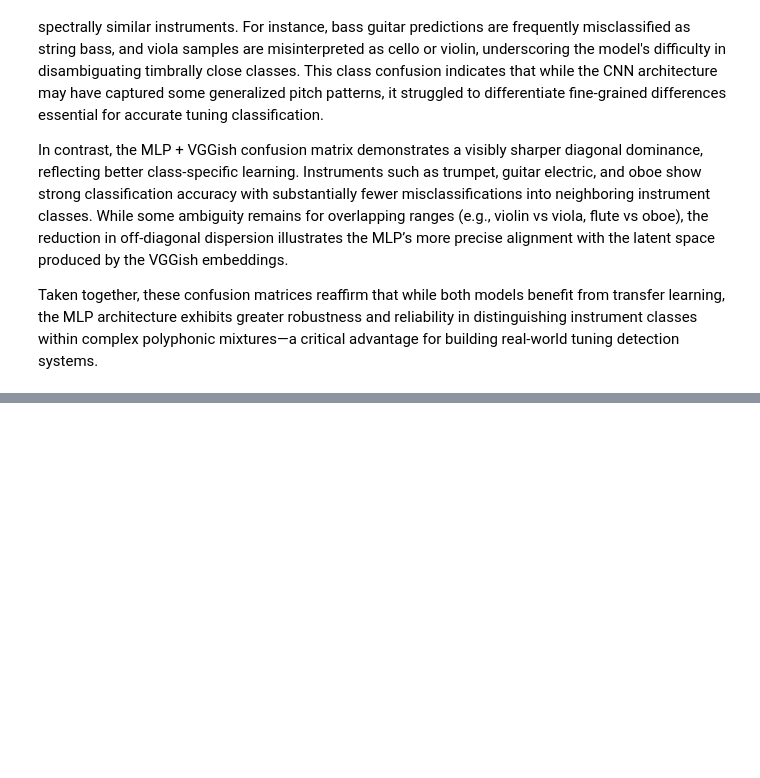
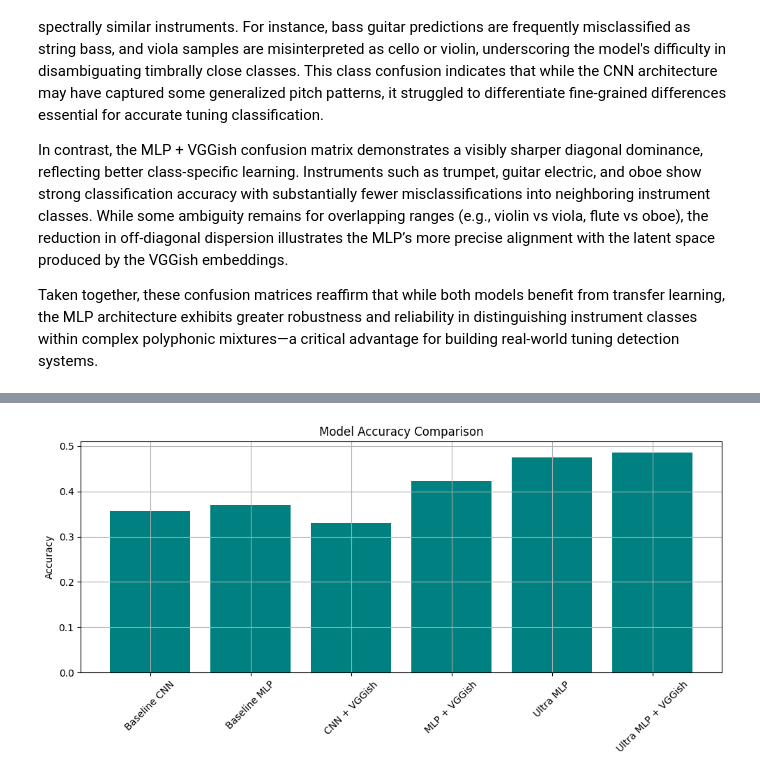
Before and after one commit to SMZ2000/PolyphonicInstrumentTuningDetection, a Jupyter notebook: FinalProject/FinalProject-Draft.ipynb, the cells around one changed output, grey strips where cells are left out. Drawn from its saved outputs; the diff is of its cells as text; code cells hidden in the pictures; blank space fills up the shorter version.

```diff
--- a/FinalProject/FinalProject-Draft.ipynb
+++ b/FinalProject/FinalProject-Draft.ipynb
@@ -747,5 +728,11 @@ history_tl = cnn_tl.fit(
     validation_data=(X_te_c, y_te),
     epochs=30, batch_size=32,
 )
+y_pred_probs_model3 = cnn_tl.predict(X_te_c)
+y_true_model3 = np.argmax(y_te, axis=1)
+
+
+# SAVE MODEL
+cnn_tl.save("vggish_cnn_out_of_tune_model.h5")
 # %% [output]
 Epoch 1/30
@@ -1569,0 +1402,11 @@ KeyboardInterrupt:
+# %%
+plt.figure(figsize=(10, 5))
+plt.bar(acc_results.keys(), acc_results.values(), color='teal')
+plt.ylabel("Accuracy")
+plt.title("Model Accuracy Comparison")
+plt.xticks(rotation=45)
+plt.grid(True)
+plt.tight_layout()
+plt.show()
+# %% [output]
+[figure, added]
```
Also changed, not shown: parts of 44 cells of this notebook.
